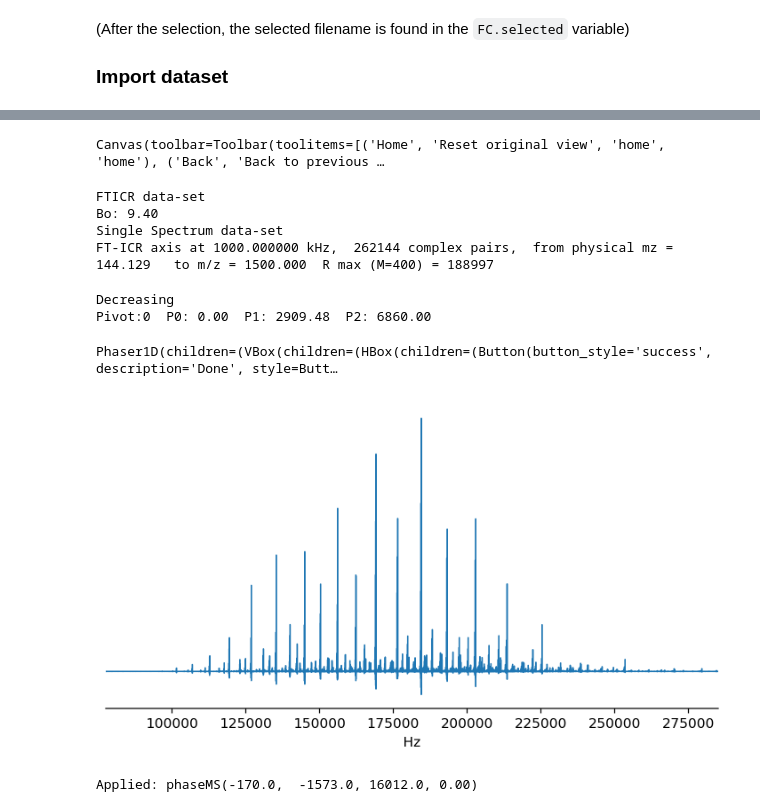
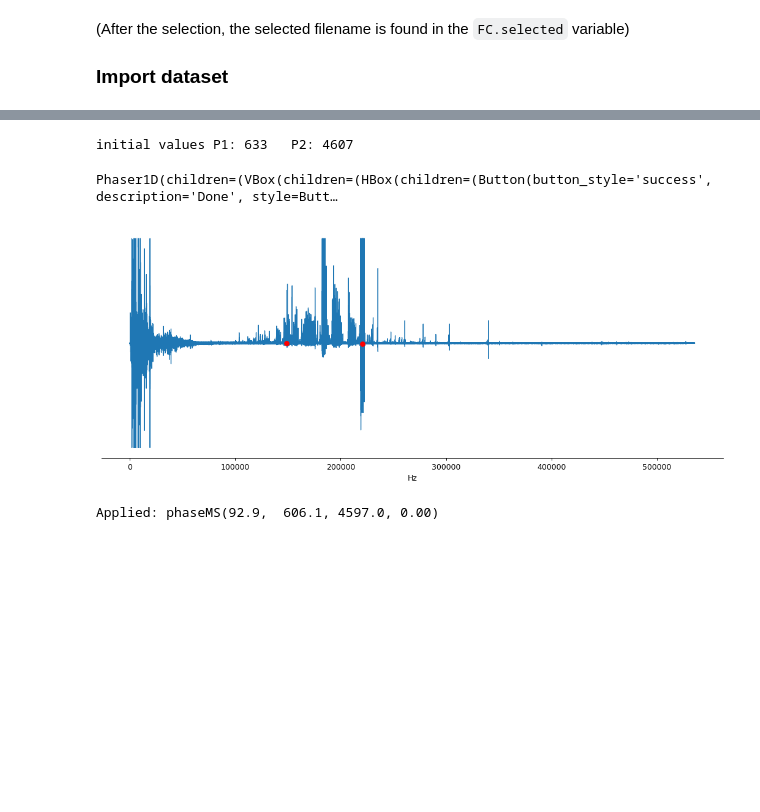
Before and after one commit to spike-project/spike, a Jupyter notebook: Notebooks/ProcessFTICR-MS-PH.ipynb, the cells around one changed output, grey strips where cells are left out. Cells and saved outputs as stored; diff of their text form; code cells hidden in the pictures; blank space fills up the shorter version.

```diff
--- a/Notebooks/ProcessFTICR-MS-PH.ipynb
+++ b/Notebooks/ProcessFTICR-MS-PH.ipynb
@@ -111,43 +141,13 @@ FT-ICR axis at 1000.000000 kHz,  1048576 real points,  from physical mz =  144.1
 # %%
-D1ph = d1.copy() # copy the imported data-set to another object for processing
-D1ph.apod_sin(maxi=0.15).zf(1).rfft()
+simax = min(512*1024, d1.size1)
+D1ph = d1.copy()       # copy the imported data-set to another object for processing
+D1ph.apod_sq_sin(maxi=0.15).chsize(simax).zf(2).rfft()
 #D1ph.apod_sin(maxi=0.35).rfft()
-D1ph.set_unit('m/z').display(title=FC.selected_path)  # set to ppm unit - and display
+reload(IMS)
+print ("initial values P1: %.0f   P2: %.0f"%IMS.firstguess(d1))
+IMS.Phaser1D(D1ph.set_unit('Hz'));
 # %% [output]
-Canvas(toolbar=Toolbar(toolitems=[('Home', 'Reset original view', 'home', 'home'), ('Back', 'Back to previous …
+initial values P1: 633   P2: 4607
-FTICR data-set
-Bo: 9.40
-Single Spectrum data-set
-FT-ICR axis at 1000.000000 kHz,  262144 complex pairs,  from physical mz =  144.129   to m/z = 1500.000  R max (M=400) = 188997
+Phaser1D(children=(VBox(children=(HBox(children=(Button(button_style='success', description='Done', style=Butt…
+[figure, added]
+Applied: phaseMS(92.9,  606.1, 4597.0, 0.00)
-# %%
-def firstguess(data):
-    """
-    compute phase initial guess
-    """
-    import math
-    if data.params['SwpDir'] == '0':
-        print('Decreasing')
-    else:
-        print('*** Increasing ***')
-    sw = float(data.params['SW_h'])
-    f0 = sw
-    f1 = float(data.params['FR_low'])
-    deltaf = f1-f0
-    te = 3E-3
-    p3 = float(data.params['P_3'])*1E-6
-    l31 = int(data.params['L_31'])
-    tau = l31*p3
-    ph1 = -tau*f1/sw + te
-    ph2 = tau/sw
-    return (math.sqrt(3)*ph1*sw, ph2*sw*sw/2)
-print("Pivot:0  P0: 0.00  P1: %.2f  P2: %.2f"%firstguess(d1))
-# %% [output]
-Decreasing
-Pivot:0  P0: 0.00  P1: 2909.48  P2: 6860.00
-# %%
-reload(IMS)
-IMS.Phaser1D(D1ph.set_unit('Hz'));
-# %% [output]
-Phaser1D(children=(VBox(children=(HBox(children=(Button(button_style='success', description='Done', style=Butt…
-[figure, removed]
-Applied: phaseMS(-170.0,  -1573.0, 16012.0, 0.00)
```
Also changed, not shown: parts of 22 cells of this notebook, 5 other files.
